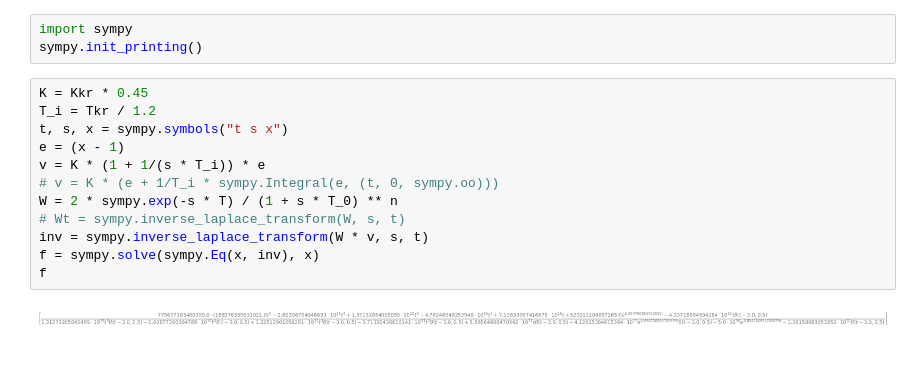
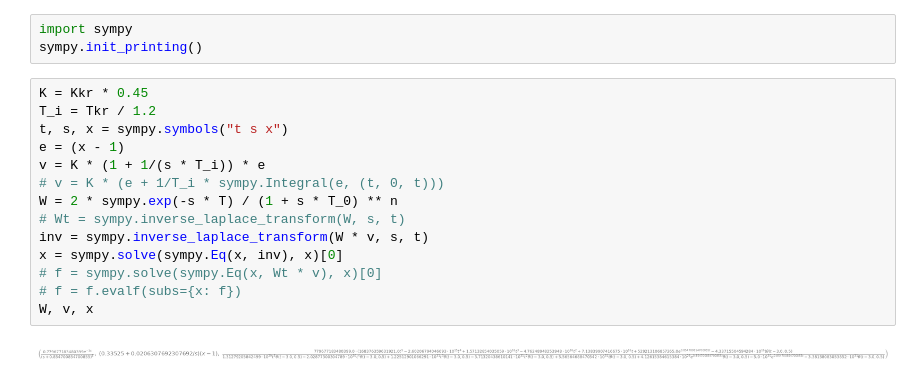
Before and after one commit to Alex1um/otp, a Jupyter notebook: 1.ipynb, the cells around one changed output. Cells and saved outputs as stored; diff of their text form.

```diff
--- a/1.ipynb
+++ b/1.ipynb
@@ -56,14 +56,16 @@ sympy.init_printing()
 # %%
 K = Kkr * 0.45
 T_i = Tkr / 1.2
 t, s, x = sympy.symbols("t s x")
 e = (x - 1)
 v = K * (1 + 1/(s * T_i)) * e
-# v = K * (e + 1/T_i * sympy.Integral(e, (t, 0, sympy.oo)))
+# v = K * (e + 1/T_i * sympy.Integral(e, (t, 0, t)))
 W = 2 * sympy.exp(-s * T) / (1 + s * T_0) ** n
 # Wt = sympy.inverse_laplace_transform(W, s, t)
 inv = sympy.inverse_laplace_transform(W * v, s, t)
-f = sympy.solve(sympy.Eq(x, inv), x)
-f
+x = sympy.solve(sympy.Eq(x, inv), x)[0]
+# f = sympy.solve(sympy.Eq(x, Wt * v), x)[0]
+# f = f.evalf(subs={x: f})
+W, v, x
 # %% [output]
-[figure, old version]
+[figure, new version]
```
Also changed, not shown: parts of 4 cells of this notebook.
